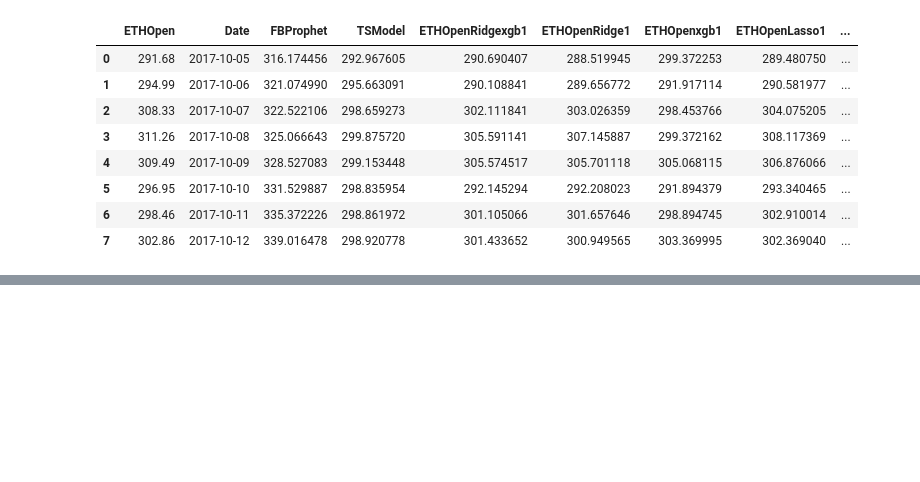
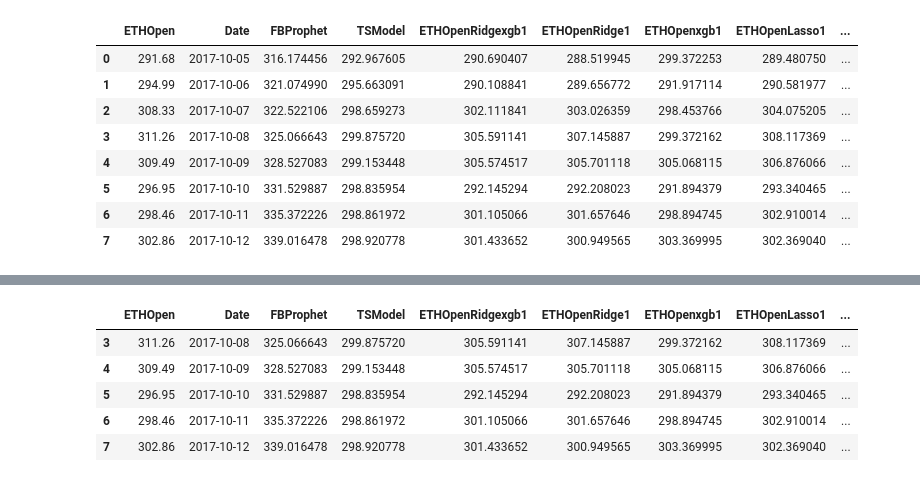
Before and after one commit to DSNeville/Practicum, a Jupyter notebook: Model+Evaluation.ipynb, the cells around one changed output, grey strips where cells are left out. Saved outputs shown, nothing was run; the diff lists cells and outputs as text; code cells hidden in the pictures; blank space fills up the shorter version.

```diff
--- a/Model+Evaluation.ipynb
+++ b/Model+Evaluation.ipynb
@@ -403,26 +427,29 @@ traints.tail()
 | 2017-10-12 | 298.920778 |
 # %%
 #10/5 - 10/12 to be evaluated
+# Construct Evaluation Set
+
 data = pd.read_csv('C:/Users/JP/Documents/School/Practicum/Github/Practicum/data/dataset2.csv')
 
 df = pd.DataFrame(data)
 df = pd.DataFrame(data[['Date','ETHOpen']])
-#df['Date'] = pd.to_datetime(df['Date'],format='%Y-%m-%d')
 df = df.set_index('Date')
 
 FinalResults = df[df.index>'2017-10-04']
 FinalResults['Date'] = FinalResults.index
 FinalResults = FinalResults[FinalResults.index<'2017-10-13']
+
+#Merge All Predictions
+
 FinalResults['FBProphet'] = forecast.yhat[-8:].values
 FinalResults['TSModel'] = traints[traints.index>'2017-10-04']
 FinalResults = pd.merge(FinalResults, test1,on='ETHOpen',how='left')
 FinalResults = pd.merge(FinalResults, test2,on='ETHOpen',how='left')
 FinalResults = pd.merge(FinalResults, test3,on='ETHOpen',how='left')
 
-
-
+# Add one last mixed model based on the plot below.  Uses FBProphet, Lasso1, and xgb1 models
+FinalResults['Mixed1'] = (FinalResults.FBProphet*.05) + (FinalResults.ETHOpenLasso1*.85) + (FinalResults.ETHOpenxgb1 *.1)
 FinalResults
-#forecast.yhat[-8:]
 # %% [output]
 A value is trying to be set on a copy of a slice from a DataFrame.
 Try using .loc[row_indexer,col_indexer] = value instead
@@ -448,3 +477,12 @@ py.iplot([{
 }  for col in FinalResults.columns], filename='FinalResults')
 # %% [output]
 [interactive output not drawn]
+# %%
+FinalResults.tail()
+# %% [output]
+|  | ETHOpen | Date | FBProphet | TSModel | ETHOpenRidgexgb1 | ETHOpenRidge1 | ETHOpenxgb1 | ETHOpenLasso1 | ... |
+| 3 | 311.26 | 2017-10-08 | 325.066643 | 299.875720 | 305.591141 | 307.145887 | 299.372162 | 308.117369 | ... |
+| 4 | 309.49 | 2017-10-09 | 328.527083 | 299.153448 | 305.574517 | 305.701118 | 305.068115 | 306.876066 | ... |
+| 5 | 296.95 | 2017-10-10 | 331.529887 | 298.835954 | 292.145294 | 292.208023 | 291.894379 | 293.340465 | ... |
+| 6 | 298.46 | 2017-10-11 | 335.372226 | 298.861972 | 301.105066 | 301.657646 | 298.894745 | 302.910014 | ... |
+| 7 | 302.86 | 2017-10-12 | 339.016478 | 298.920778 | 301.433652 | 300.949565 | 303.369995 | 302.369040 | ... |
```
Also changed, not shown: parts of 9 cells of this notebook, 4 other files.
